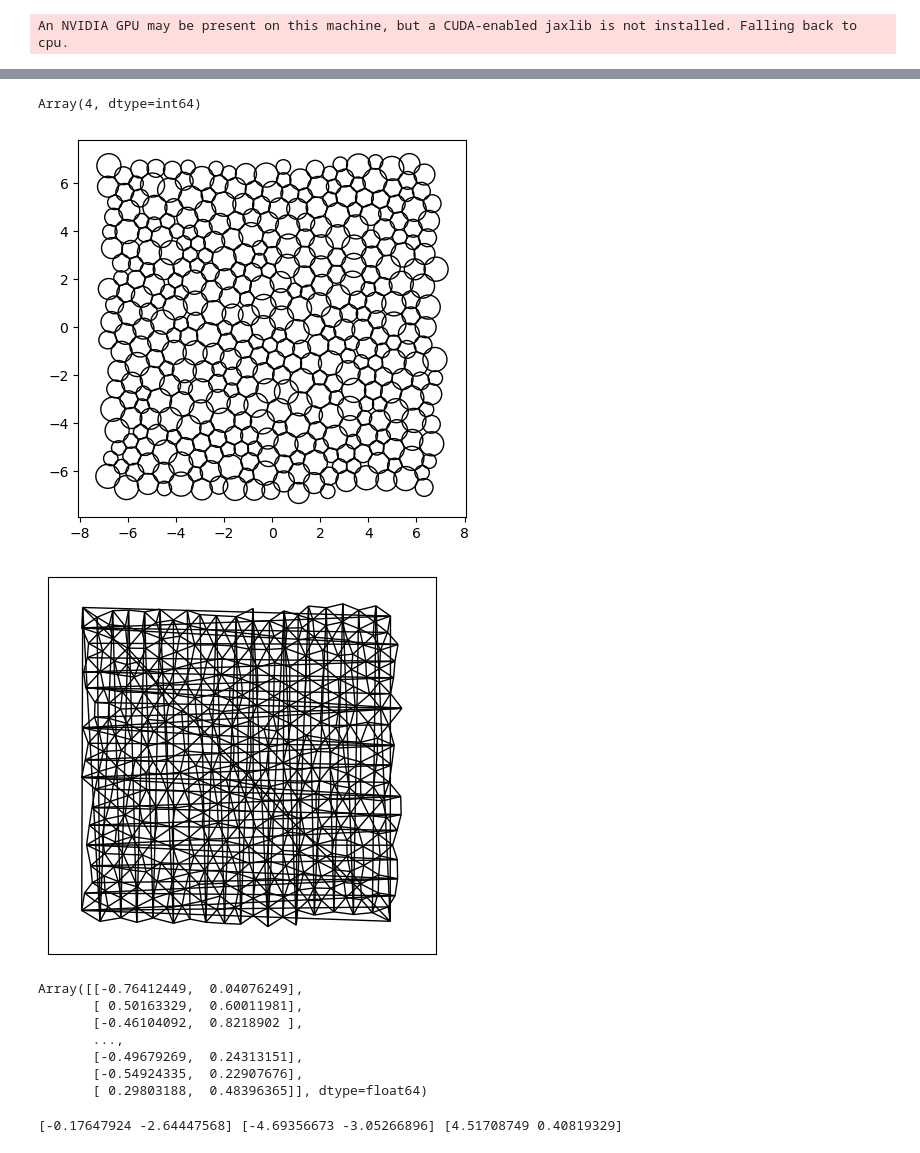
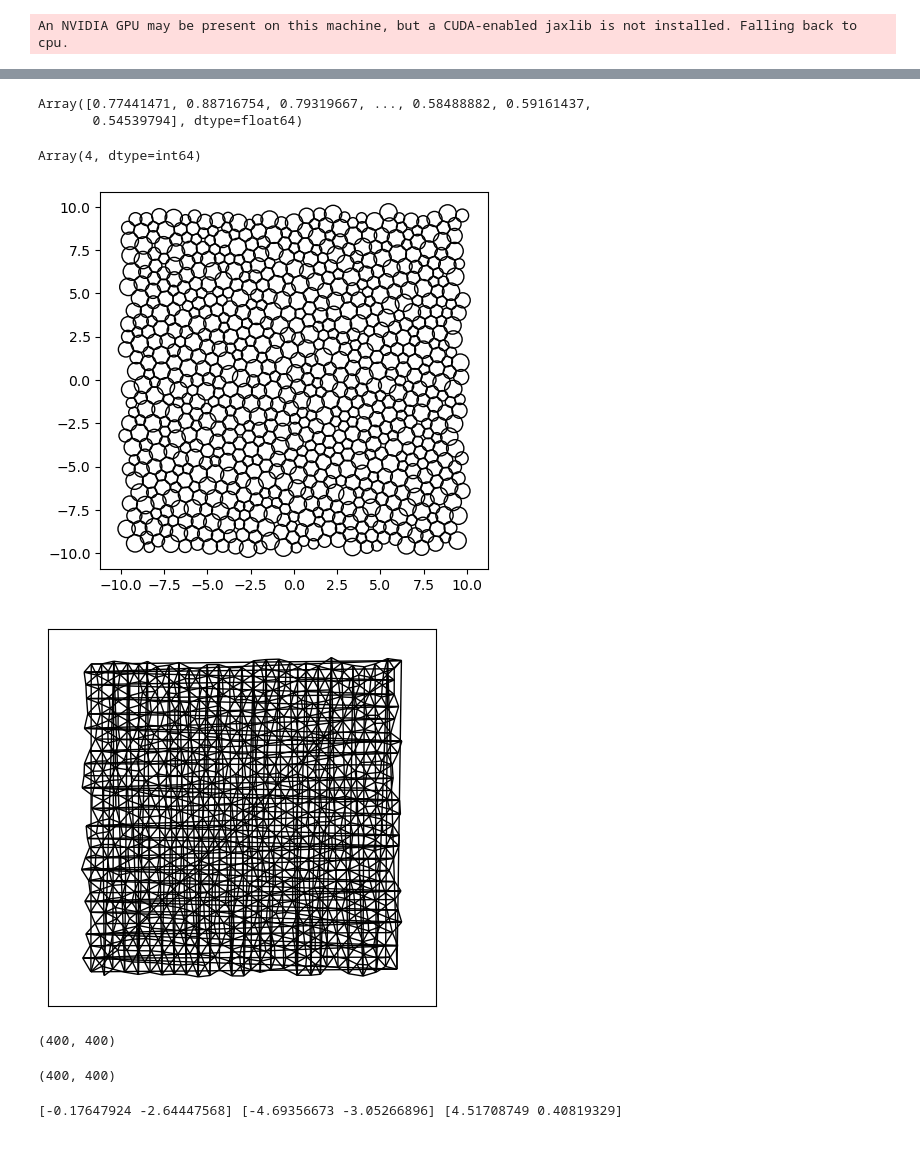
Before and after one commit to bylehn/saxophone, a Jupyter notebook: makeinit.ipynb, the cells around one changed output, grey strips where cells are left out. Drawn from its saved outputs; the diff is of its cells as text; code cells hidden in the pictures.

```diff
--- a/makeinit.ipynb
+++ b/makeinit.ipynb
@@ -133,24 +132,24 @@ def simulation(diameters, packing_fraction, key, simulation_steps):
   do_step = lambda state, t: (apply_fn(state, t=t), ())
   state, _ = lax.scan(do_step, state, simulation_steps)
 
-  return box_size, energy_fn(state.position), state.position
+  return box_size, energy_fn(state.position), state.position, displacement, shift
 
 def simulate_and_show(diameters, packing_fraction):
     key = random.PRNGKey(0)
     simulation_steps = np.arange(500)
-    box_size, raft_energy, bubble_positions = simulation(diameters, packing_fraction, key, simulation_steps)
+    box_size, raft_energy, R, displacement, shift = simulation(diameters, packing_fraction, key, simulation_steps)
     fig_length = 5 #inches
     dots_per_inch = 100
     fig, ax = plt.subplots(figsize=(fig_length, fig_length), dpi = dots_per_inch)
-    bubble_positions = bubble_positions- box_size* np.rint(bubble_positions/box_size)
-    circles(bubble_positions[:,0],bubble_positions[:,1], 0.5*diameters[species], fc = 'None', ec = 'k')
+    R = R- box_size* np.rint(R/box_size)
+    circles(R[:,0],R[:,1], 0.5*diameters[species], fc = 'None', ec = 'k')
     ax.axis('equal')
-    return box_size, raft_energy, bubble_positions
+    return box_size, raft_energy, R, displacement, shift
 
-def createGraphFromPositions(N, bubble_positions, diameters, species, box_size):
-    X = onp.array(bubble_positions, dtype = np.float64)
+def createGraphFromPositions(N, R, diameters, species, box_size, displacement):
+    X = onp.array(R, dtype = np.float64)
     r_c = 0.5*( onp.tile(diameters[species],(N,1)) + onp.tile(diameters[species],(N,1)).T)
-    distances = np.linalg.norm(space.map_product(displacement)(bubble_positions,bubble_positions), axis =2)
+    distances = np.linalg.norm(space.map_product(displacement)(R,R), axis =2)
 
     E1=onp.array(np.where(distances<r_c))
     E=onp.transpose(E1[:,E1[0]>E1[1]])
@@ -159,17 +158,7 @@ def createGraphFromPositions(N, bubble_positions, diameters, species, box_size):
     G.add_nodes_from(range(N))
     G.add_edges_from(E)
     E = onp.array(G.edges)
-    L = np.linalg.norm(space.map_bond(displacement)(bubble_positions[E[:, 0],:],bubble_positions[E[:, 1],:]))
+    L = np.linalg.norm(space.map_bond(displacement)(R[E[:, 0],:],R[E[:, 1],:]))
     if np.sum(L<0.1)>0:
         print('issue')
     return N, G, X, E
-
-
-def plotGraph(N,G,X):
-    fig_length = 5 #inches
-    dots_per_inch = 100
-    fig, ax = plt.subplots(figsize=(fig_length, fig_length), dpi = dots_per_inch)
-    pos = {i: (X[i, 0], X[i, 1]) for i in range(N)}
-    nx.draw_networkx_edges(G,pos)
-    plt.axis('equal')
-    return
@@ -176,29 +327,35 @@ def plotGraph(N,G,X):
+# %%
+np.linalg.norm(space.map_bond(system.displacement)(system.X[system.E[:, 0],:],system.X[system.E[:, 1],:]), axis =1)
+# %% [output]
+Array([0.77441471, 0.88716754, 0.79319667, ..., 0.58488882, 0.59161437,
+       0.54539794], dtype=float64)
 # %%
-N = 4*100
+N = 4*200
 N_2 = N // 4
 packing_fraction = 1.1
 
 
 diameters = np.array([1.0, 0.87, 0.74, 0.60])
 
 species = np.array([0] * (N_2) + [1] * (N_2) + [2] * (N_2) + [3] * (N_2), dtype=np.int32)
 
-box_size, raft_energy, bubble_positions = simulate_and_show(diameters, packing_fraction)
-N, G, X, E = createGraphFromPositions(N, bubble_positions, diameters, species,box_size)
+box_size, raft_energy, R, displacement, shift = simulate_and_show(diameters, packing_fraction)
+N, G, X, E = createGraphFromPositions(N, R, diameters, species,box_size, displacement)
 plotGraph(N,G,X)
 np.min(np.transpose(np.array(G.degree()))[1]) #degrees
 # %% [output]
 Array(4, dtype=int64)
-[figure, old version]
+[figure, new version]
-[figure, old version]
+[figure, new version]
-# %%
-space.map_bond(displacement)(bubble_positions[E[:, 0],:],bubble_positions[E[:, 1],:])
-# %% [output]
-Array([[-0.76412449,  0.04076249],
-       [ 0.50163329,  0.60011981],
-       [-0.46104092,  0.8218902 ],
-       ...,
-       [-0.49679269,  0.24313151],
-       [-0.54924335,  0.22907676],
-       [ 0.29803188,  0.48396365]], dtype=float64)
+# %%
+np.linalg.norm(space.map_product(displacement)(R,R), axis =2).shape
+# %% [output]
+(400, 400)
+# %%
+r_c = 0.5*( onp.tile(diameters[species],(N,1)) + onp.tile(diameters[species],(N,1)).T)
+distances = np.linalg.norm(space.map_product(displacement)(R,R), axis =2)
+print(distances.shape)
+E1=onp.array(np.where(distances<r_c))
+# %% [output]
+(400, 400)
 # %%
```
Also changed, not shown: parts of 8 cells of this notebook, 4 other files.
